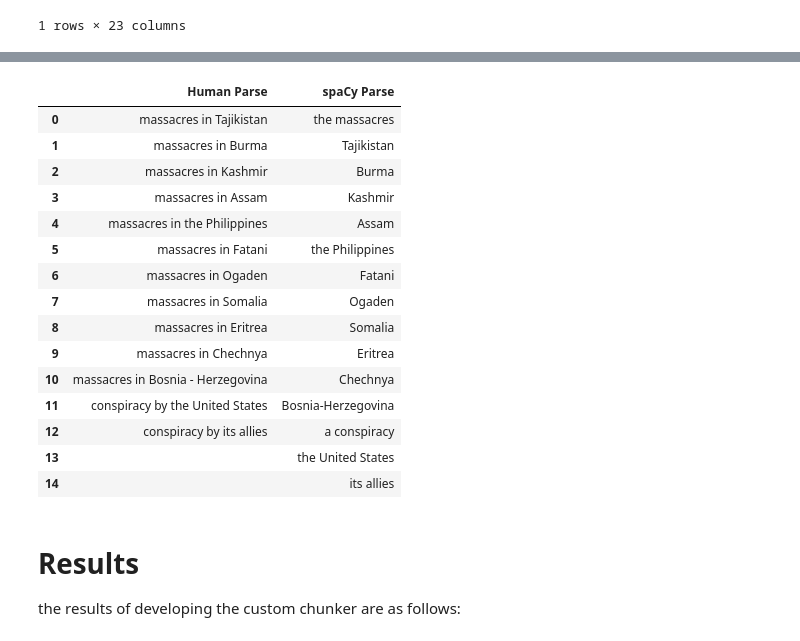
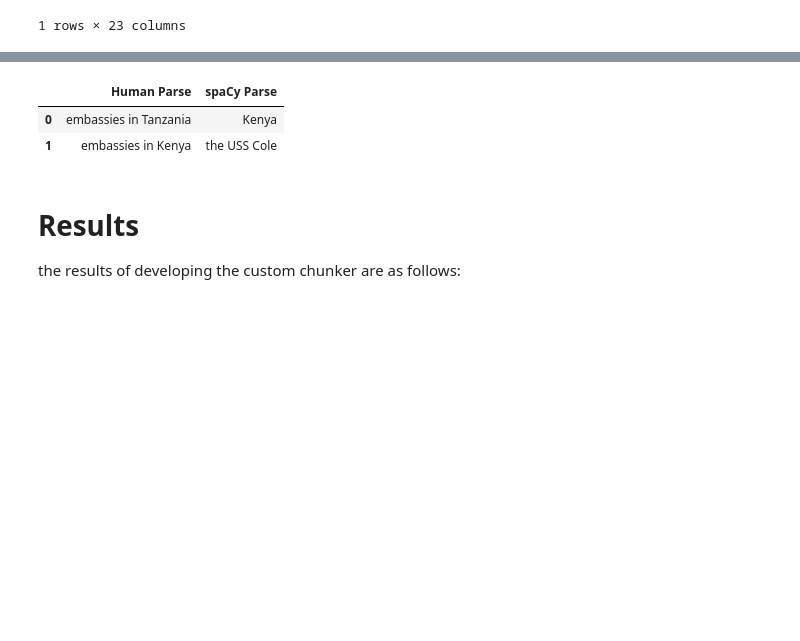
Before and after one commit to Fourthought/Hostile-Narrative-Analysis, a Jupyter notebook: Obj 1 - pre-processing/Experiment 1.3 - Tokenizing noun_chunks/Custom Noun Chunking.ipynb, the cells around one changed output, grey strips where cells are left out. Cells and saved outputs as stored; diff of their text form; code cells hidden in the pictures; blank space fills up the shorter version.

```diff
--- a/Obj 1 - pre-processing/Experiment 1.3 - Tokenizing noun_chunks/Custom Noun Chunking.ipynb
+++ b/Obj 1 - pre-processing/Experiment 1.3 - Tokenizing noun_chunks/Custom Noun Chunking.ipynb
@@ -328,7 +328,7 @@ def get_noun_phrase(doclike: Union[Doc, Span]) -> Iterator[Tuple[int, int, int]]
         return word.i
 
     def is_conjunction_object(word):
-        return word.dep_ == "conj":
+        return word.dep_ == "conj"
 
     labels = [
         "oprd",
@@ -440,3 +440,28 @@ display(pd.DataFrame.from_dict(data, orient = "index").fillna(value=""))
 |  | 0 | 1 | 2 | 3 | 4 | 5 | 6 | 7 | 8 | 9 | ... | ... |
 | Sentence 6 Noun Chunks | The image of that dreadful massac... | Lebanon | one | mind | the massacres in Tajikistan | Burma | Kashmir | Assam | the Philippines | Fatani | ... | ... |
 1 rows × 23 columns
+# %%
+texts = {
+    "2": "The evidence we have gathered all points to a collection of loosely affiliated terrorist organisations known as al Qaeda.",
+    "4": "They are some of the murderers indicted for bombing American embassies in Tanzania and Kenya, and responsible for bombing the USS Cole",
+    "5": "The enemy of America is not our many Muslim friends; it is not our many Arab friends",
+}
+
+
+
+
+
+index = [f'spaCy noun chunks', f'Custom Noun Chunks']
+
+for key, text in texts.items():
+    df = []
+    doc = nlp(text)
+    df.append([chunk for chunk in doc.noun_chunks])
+    df.append([chunk for chunk in chunker(doc)])
+
+    print(f'Sentence {key}: {text}')
+    pd.options.display.max_colwidth
+    df = pd.DataFrame(df, index = index).astype(str).style.hide(axis="columns")
+    display(df)
+    print()
+    print()
@@ -445,6 +480,8 @@ sentence = """
 The image of that dreadful massacre in Qana, Lebanon, is still vivid in one's mind, and so are the massacres in Tajikistan, Burma, Kashmir, Assam, the Philippines, Fatani, Ogaden, Somalia, Eritrea, Chechnya, and Bosnia-Herzegovina where hair-raising and revolting massacres were committed before the eyes of the entire world clearly in accordance with a conspiracy by the United States and its allies who banned arms for the oppressed there under the cover of the unfair United Nations
 
 """
+
+sentence = "They are some of the murderers indicted for bombing American embassies in Tanzania and Kenya, and responsible for bombing the USS Cole."
 
 data = {}
 data[f"Sentence {i+1} Noun Chunks"] = [chunk.text.strip() for chunk in chunker(nlp(sentence))]
@@ -469,48 +506,35 @@ def is_preposition_object(word):
 def normalise(token):
     return token.text.strip()
 
 def get_conjuncts(sentence):
     for token in sentence:
         if is_preposition_object(token) and token.conjuncts:
             for conjunct in [token] + list(token.conjuncts):
                 if next(conjunct.lefts, False):
                     yield ' '.join([normalise(token.head.head), normalise(token.head),
                                     ' '.join([normalise(left) for left in list(conjunct.lefts)]),
                                     normalise(conjunct)])
                 else:
                     yield ' '.join([normalise(token.head.head), normalise(token.head),
                                     normalise(conjunct)])
 
 
 doc = nlp(sentence)
 human_chunks = [chunk for chunk in list(get_conjuncts(doc))]
 
 spacy_chunks = [str(chunk) for chunk in list(doc.noun_chunks)[5:17]]
 spacy_chunks.extend([str(chunk) for chunk in list(doc.noun_chunks)[21:24]])
 
 df1 = pd.DataFrame({"Human Parse": human_chunks})
 df2 = pd.DataFrame({"spaCy Parse": spacy_chunks})
 new = pd.concat([df1, df2], axis=1)
 
 
 display(new.fillna(value=""))
 # %% [output]
 |  | Human Parse | spaCy Parse |
-| 0 | massacres in Tajikistan | the massacres |
-| 1 | massacres in Burma | Tajikistan |
-| 2 | massacres in Kashmir | Burma |
-| 3 | massacres in Assam | Kashmir |
-| 4 | massacres in the Philippines | Assam |
-| 5 | massacres in Fatani | the Philippines |
-| 6 | massacres in Ogaden | Fatani |
-| 7 | massacres in Somalia | Ogaden |
-| 8 | massacres in Eritrea | Somalia |
-| 9 | massacres in Chechnya | Eritrea |
-| 10 | massacres in Bosnia - Herzegovina | Chechnya |
-| 11 | conspiracy by the United States | Bosnia-Herzegovina |
-| 12 | conspiracy by its allies | a conspiracy |
-| 13 |  | the United States |
-| 14 |  | its allies |
+| 0 | embassies in Tanzania | Kenya |
+| 1 | embassies in Kenya | the USS Cole |
 # %% [markdown]
 # Results
 
```
Also changed, not shown: parts of 3 cells of this notebook, 7 other files.
